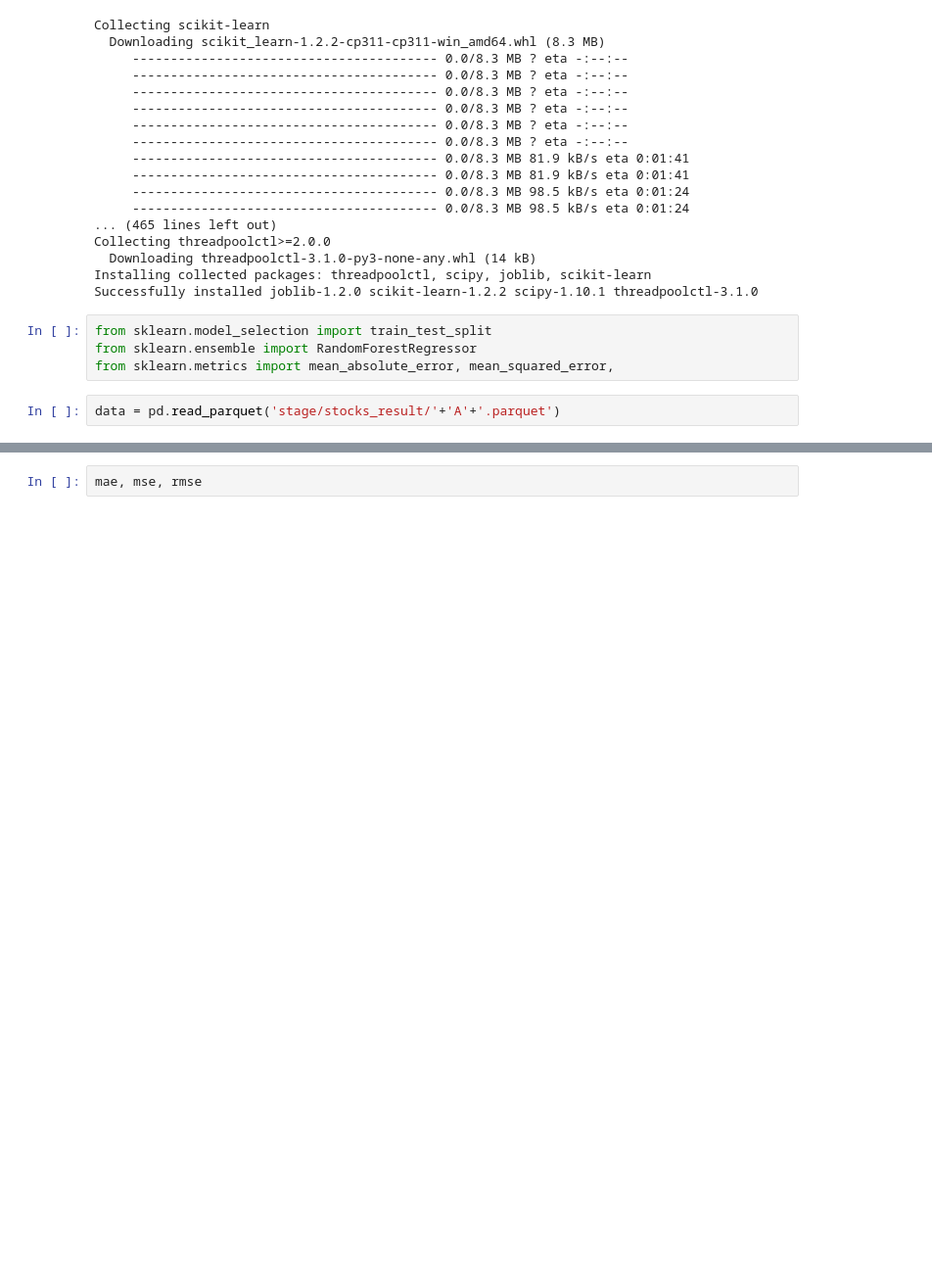
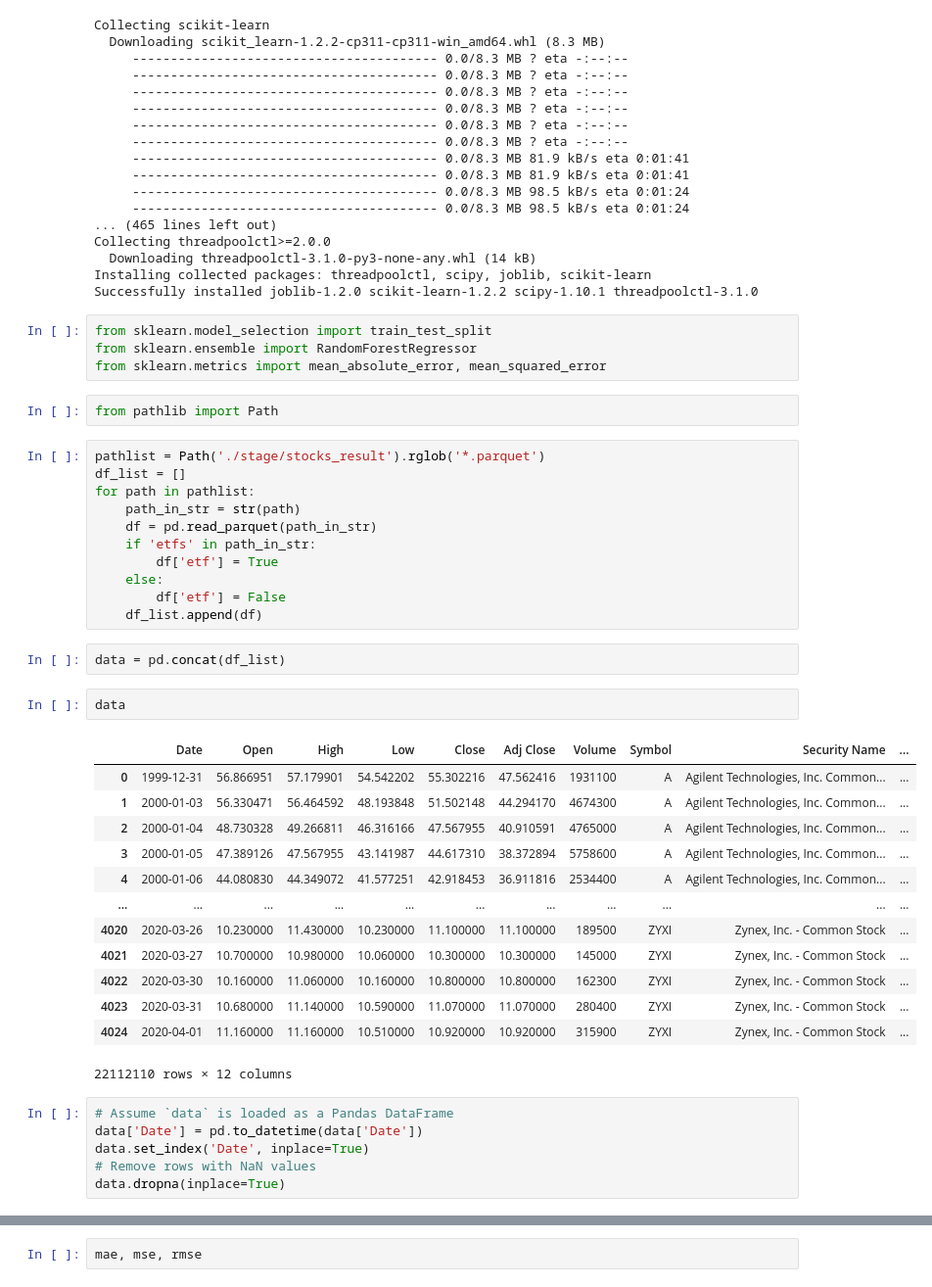
Before and after one commit to yyk722/riskThinkingWorkSample, a Jupyter notebook: experiment/basic.ipynb, the cells around one changed output, grey strips where cells are left out. Shown at 98% size. Drawn from its saved outputs; the diff is of its cells as text; blank space fills up the shorter version.

```diff
--- a/experiment/basic.ipynb
+++ b/experiment/basic.ipynb
@@ -398,6 +387,41 @@ Successfully installed joblib-1.2.0 scikit-learn-1.2.2 scipy-1.10.1 threadpoolct
 # %%
 from sklearn.model_selection import train_test_split
 from sklearn.ensemble import RandomForestRegressor
-from sklearn.metrics import mean_absolute_error, mean_squared_error,
+from sklearn.metrics import mean_absolute_error, mean_squared_error
+# %%
+from pathlib import Path
+# %%
+pathlist = Path('./stage/stocks_result').rglob('*.parquet')
+df_list = []
+for path in pathlist:
+    path_in_str = str(path)
+    df = pd.read_parquet(path_in_str)
+    if 'etfs' in path_in_str:
+        df['etf'] = True
+    else:
+        df['etf'] = False
+    df_list.append(df)
 # %%
-data = pd.read_parquet('stage/stocks_result/'+'A'+'.parquet')
+data = pd.concat(df_list)
+# %%
+data
+# %% [output]
+|  | Date | Open | High | Low | Close | Adj Close | Volume | Symbol | Security Name | ... |
+| 0 | 1999-12-31 | 56.866951 | 57.179901 | 54.542202 | 55.302216 | 47.562416 | 1931100 | A | Agilent Technologies, Inc. Common... | ... |
+| 1 | 2000-01-03 | 56.330471 | 56.464592 | 48.193848 | 51.502148 | 44.294170 | 4674300 | A | Agilent Technologies, Inc. Common... | ... |
+| 2 | 2000-01-04 | 48.730328 | 49.266811 | 46.316166 | 47.567955 | 40.910591 | 4765000 | A | Agilent Technologies, Inc. Common... | ... |
+| 3 | 2000-01-05 | 47.389126 | 47.567955 | 43.141987 | 44.617310 | 38.372894 | 5758600 | A | Agilent Technologies, Inc. Common... | ... |
+| 4 | 2000-01-06 | 44.080830 | 44.349072 | 41.577251 | 42.918453 | 36.911816 | 2534400 | A | Agilent Technologies, Inc. Common... | ... |
+| ... | ... | ... | ... | ... | ... | ... | ... | ... | ... | ... |
+| 4020 | 2020-03-26 | 10.230000 | 11.430000 | 10.230000 | 11.100000 | 11.100000 | 189500 | ZYXI | Zynex, Inc. - Common Stock | ... |
+| 4021 | 2020-03-27 | 10.700000 | 10.980000 | 10.060000 | 10.300000 | 10.300000 | 145000 | ZYXI | Zynex, Inc. - Common Stock | ... |
+| 4022 | 2020-03-30 | 10.160000 | 11.060000 | 10.160000 | 10.800000 | 10.800000 | 162300 | ZYXI | Zynex, Inc. - Common Stock | ... |
+| 4023 | 2020-03-31 | 10.680000 | 11.140000 | 10.590000 | 11.070000 | 11.070000 | 280400 | ZYXI | Zynex, Inc. - Common Stock | ... |
+| 4024 | 2020-04-01 | 11.160000 | 11.160000 | 10.510000 | 10.920000 | 10.920000 | 315900 | ZYXI | Zynex, Inc. - Common Stock | ... |
+22112110 rows × 12 columns
+# %%
+# Assume `data` is loaded as a Pandas DataFrame
+data['Date'] = pd.to_datetime(data['Date'])
+data.set_index('Date', inplace=True)
+# Remove rows with NaN values
+data.dropna(inplace=True)
```
Also changed, not shown: parts of 14 cells of this notebook.
